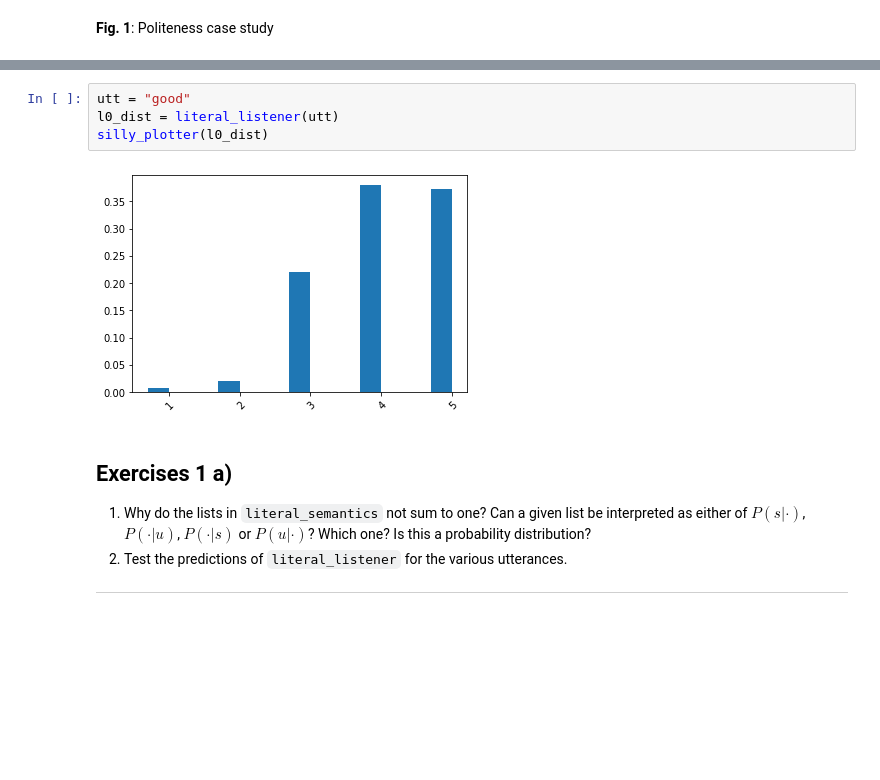
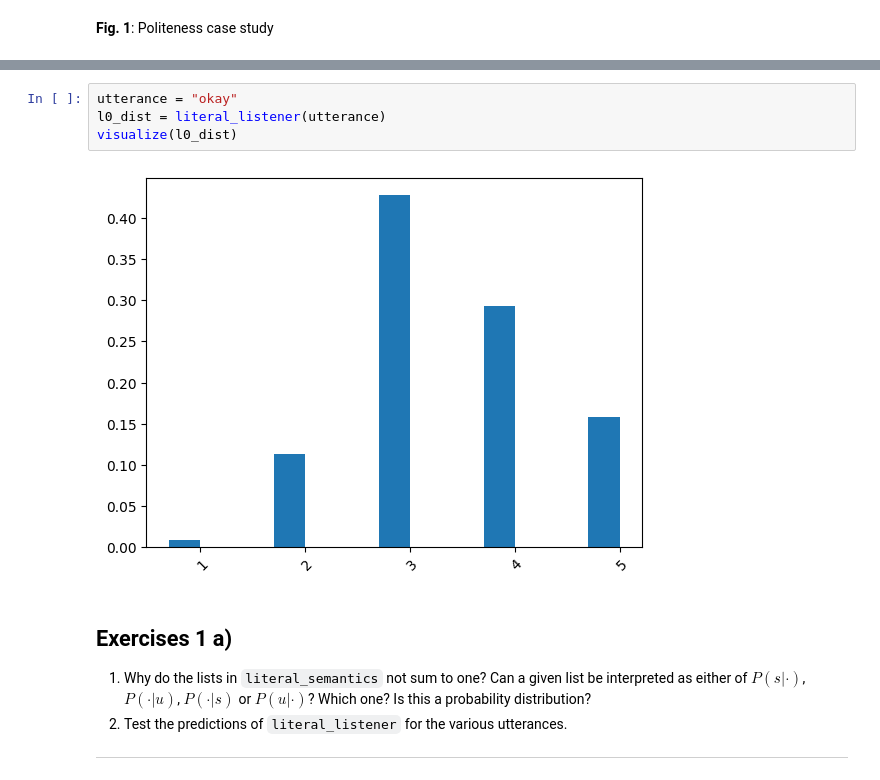
Before and after one commit to marvosyntactical/pragmatics-pyro, a Jupyter notebook: course/solutions/09-RSA-politeness.ipynb, the cells around one changed output, grey strips where cells are left out. Drawn from its saved outputs; the diff is of its cells as text; blank space fills up the shorter version.

````diff
--- a/course/solutions/09-RSA-politeness.ipynb
+++ b/course/solutions/09-RSA-politeness.ipynb
@@ -150,11 +143,11 @@ def literal_listener(utterance):
     pyro.factor("literal_meaning", 0. if meaning(utterance, state) else -999999.)
     return state
 # %%
-utt = "good"
-l0_dist = literal_listener(utt)
-silly_plotter(l0_dist)
+utterance = "okay"
+l0_dist = literal_listener(utterance)
+visualize(l0_dist)
 # %% [output]
-[figure, old version]
+[figure, new version]
 # %% [markdown]
 ## Exercises 1 a)
 1. Why do the lists in ```literal_semantics``` not sum to one? Can a given list be interpreted as either of $P(s|\cdot)$, $P(\cdot|u)$, $P(\cdot|s)$ or $P(u|\cdot)$? Which one? Is this a probability distribution?
````
Also changed, not shown: parts of 25 cells of this notebook, 11 other files.
